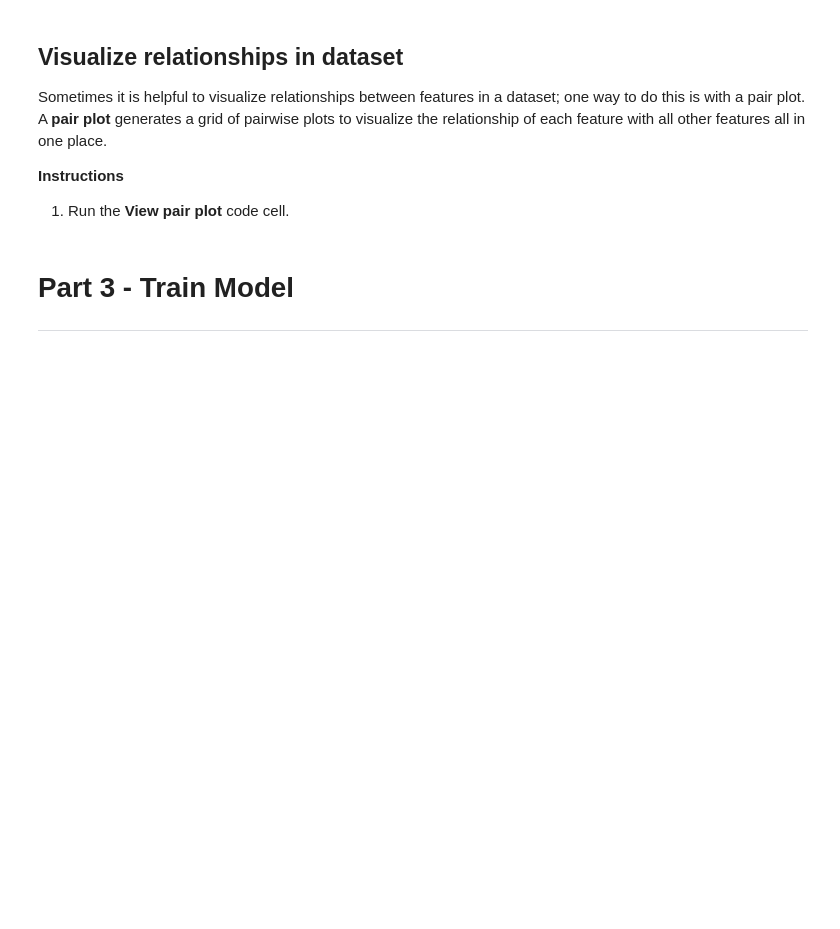
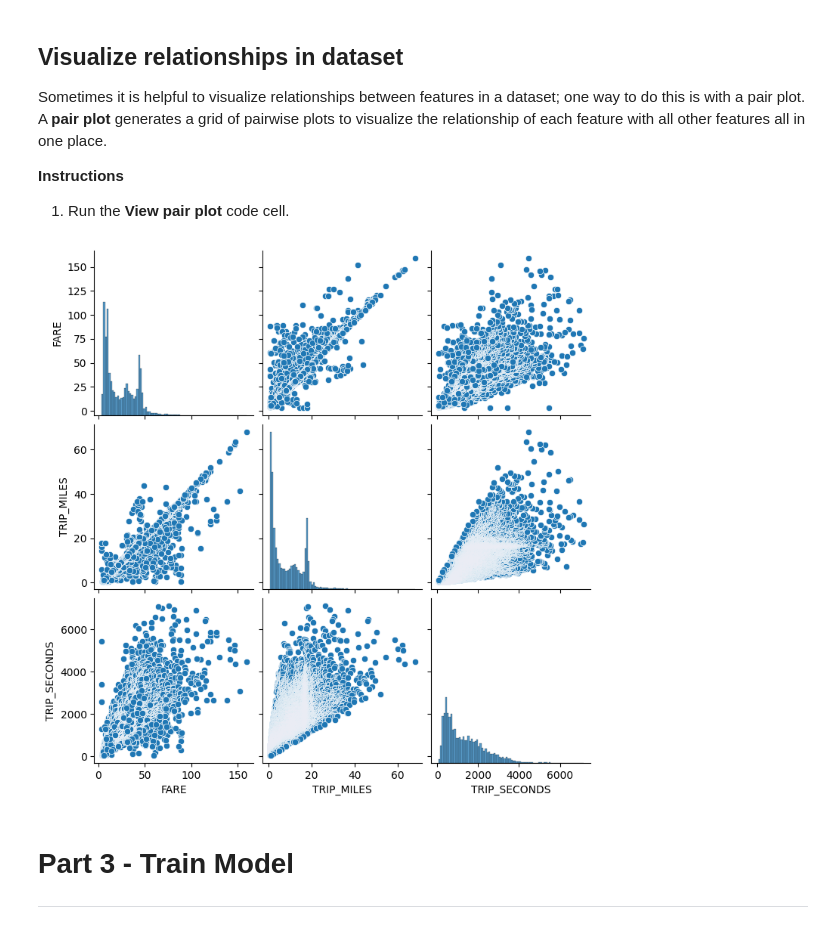
Before and after one commit to AdityaMishra1770/Aditya-Tutorial, a Jupyter notebook: ml/cc/exercises/linear_regression_taxi.ipynb, the cells around one changed output. Cells and saved outputs as stored; diff of their text form; code cells hidden in the pictures; blank space fills up the shorter version.

```diff
--- a/ml/cc/exercises/linear_regression_taxi.ipynb
+++ b/ml/cc/exercises/linear_regression_taxi.ipynb
@@ -224,8 +273,16 @@ Sometimes it is helpful to visualize relationships between features in a dataset
 **Instructions**
 1. Run the **View pair plot** code cell.
 # %%
-#@title Code - View pairplot
-px.scatter_matrix(training_df, dimensions=["FARE", "TRIP_MILES", "TRIP_SECONDS"])
+# #@title Code - View pairplot
+# px.scatter_matrix(training_df, dimensions=["FARE", "TRIP_MILES", "TRIP_SECONDS"])
+
+import seaborn as sns
+import matplotlib.pyplot as plt
+
+sns.pairplot(training_df[["FARE", "TRIP_MILES", "TRIP_SECONDS"]])
+plt.show()
+# %% [output]
+[figure, added]
 # %% [markdown]
 # Part 3 - Train Model
 
```
Also changed, not shown: parts of 8 cells of this notebook.
